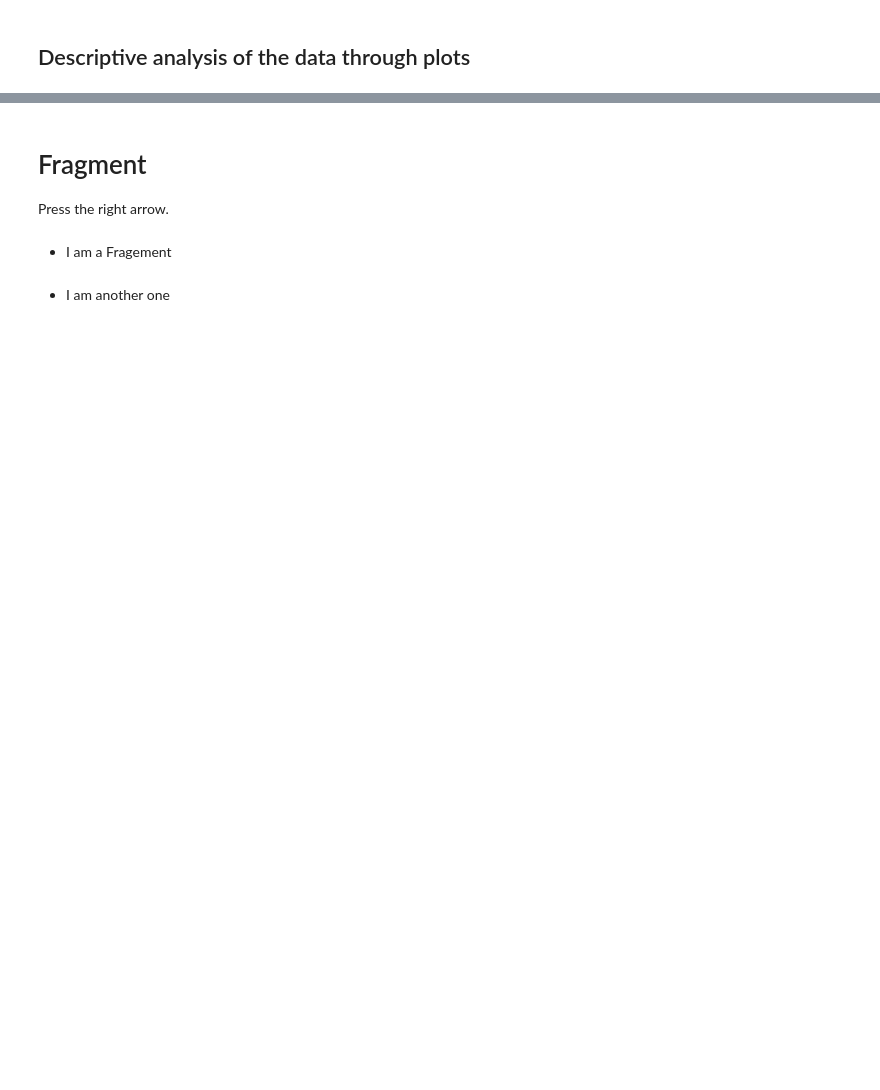
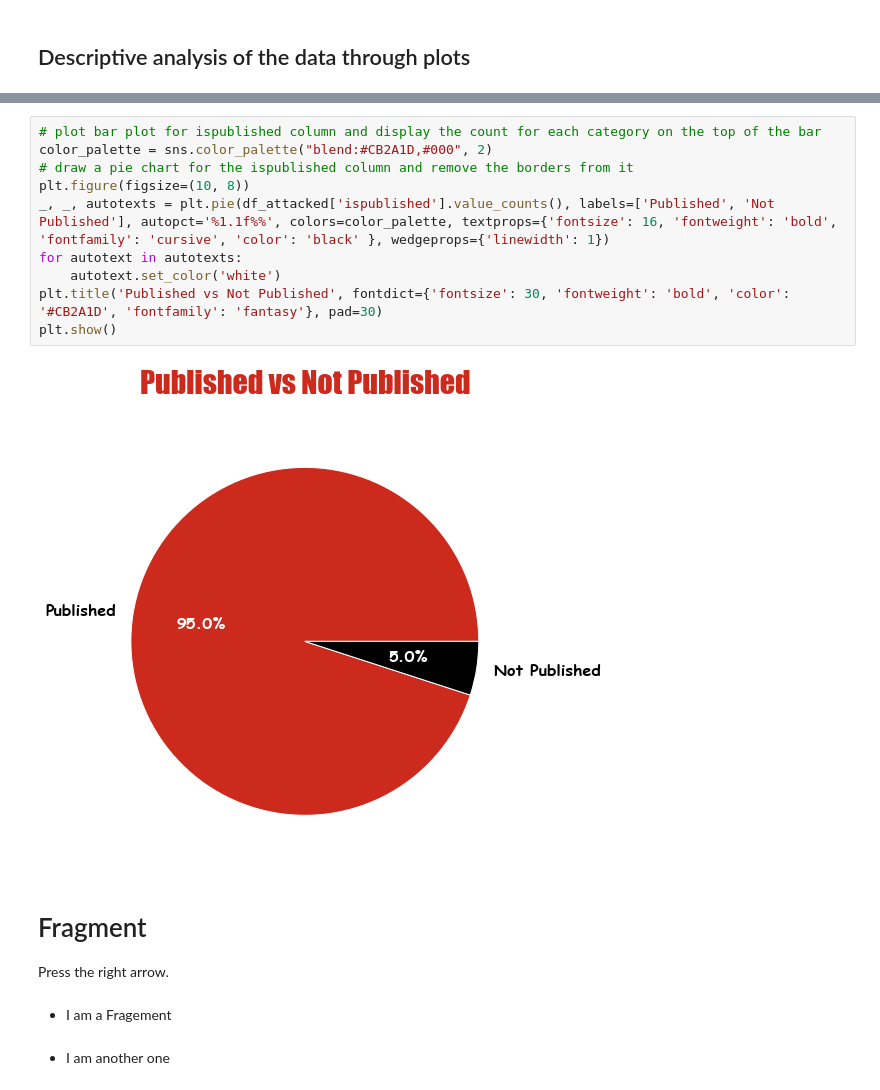
Before and after one commit to DoniaEsawi/Ransomware-Revealed, a Jupyter notebook: jupyter2slides/static/presentation_template.ipynb, the cells around one changed output, grey strips where cells are left out. Drawn from its saved outputs; the diff is of its cells as text; blank space fills up the shorter version.

```diff
--- a/jupyter2slides/static/presentation_template.ipynb
+++ b/jupyter2slides/static/presentation_template.ipynb
@@ -178,3 +287,15 @@ Converting input from bool to <class 'numpy.uint8'> for compatibility.
+# %%
+# plot bar plot for ispublished column and display the count for each category on the top of the bar
+color_palette = sns.color_palette("blend:#CB2A1D,#000", 2)
+# draw a pie chart for the ispublished column and remove the borders from it
+plt.figure(figsize=(10, 8))
+_, _, autotexts = plt.pie(df_attacked['ispublished'].value_counts(), labels=['Published', 'Not Published'], autopct='%1.1f%%', colors=color_palette, textprops={'fontsize': 16, 'fontweight': 'bold', 'fontfamily': 'cursive', 'color': 'black' }, wedgeprops={'linewidth': 1})
+for autotext in autotexts:
+    autotext.set_color('white')
+plt.title('Published vs Not Published', fontdict={'fontsize': 30, 'fontweight': 'bold', 'color': '#CB2A1D', 'fontfamily': 'fantasy'}, pad=30)
+plt.show()
+# %% [output]
+[figure, added]
 # %% [markdown]
 # Fragment
 
```
Also changed, not shown: parts of 18 cells of this notebook, 4 other files.
